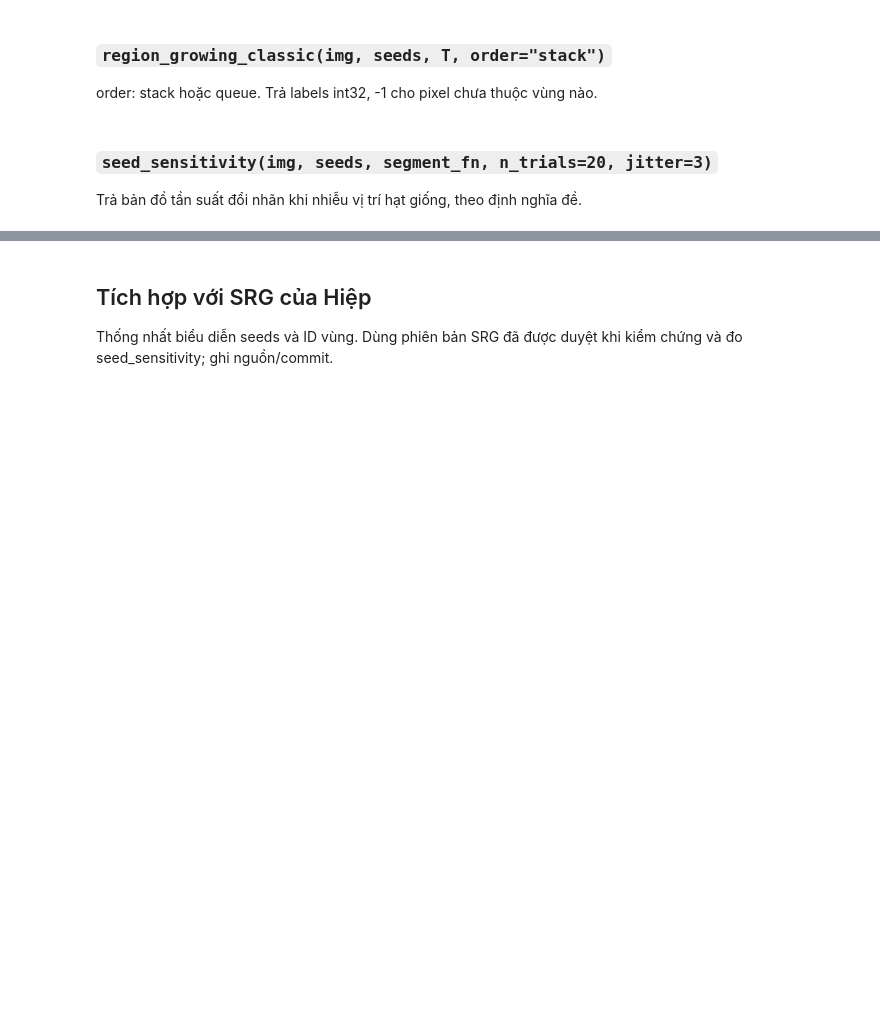
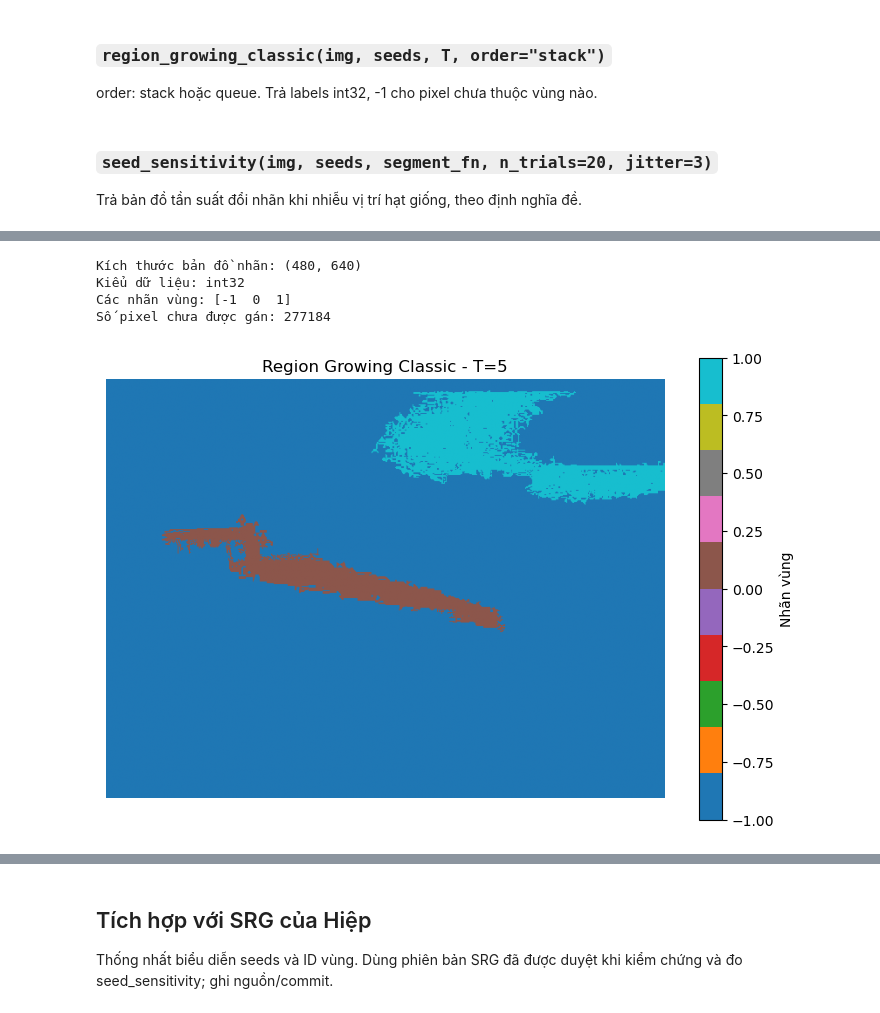
Before and after one commit to NguyenTanHiep07/xla-121036, a Jupyter notebook: bai_tap_2/lam_viec/bt2_sen.ipynb, the cells around one changed output, grey strips where cells are left out. Cells and saved outputs as stored; diff of their text form; code cells hidden in the pictures; blank space fills up the shorter version.

```diff
--- a/bai_tap_2/lam_viec/bt2_sen.ipynb
+++ b/bai_tap_2/lam_viec/bt2_sen.ipynb
@@ -58,0 +292,23 @@ Trả bản đồ tần suất đổi nhãn khi nhiễu vị trí hạt giống,
+# %%
+labels = region_growing_classic(
+ test_img,
+ test_seeds,
+ T=5,
+ order="stack"
+)
+print("Kích thước bản đồ nhãn:", labels.shape)
+print("Kiểu dữ liệu:", labels.dtype)
+print("Các nhãn vùng:", np.unique(labels))
+print("Số pixel chưa được gán:", np.sum(labels == -1))
+plt.figure(figsize=(9, 6))
+plt.imshow(labels, cmap="tab10")
+plt.title("Region Growing Classic - T=5")
+plt.colorbar(label="Nhãn vùng")
+plt.axis("off")
+plt.show()
+# %% [output]
+Kích thước bản đồ nhãn: (480, 640)
+Kiểu dữ liệu: int32
+Các nhãn vùng: [-1  0  1]
+Số pixel chưa được gán: 277184
+[figure, added]
```
Also changed, not shown: parts of 9 cells of this notebook.
